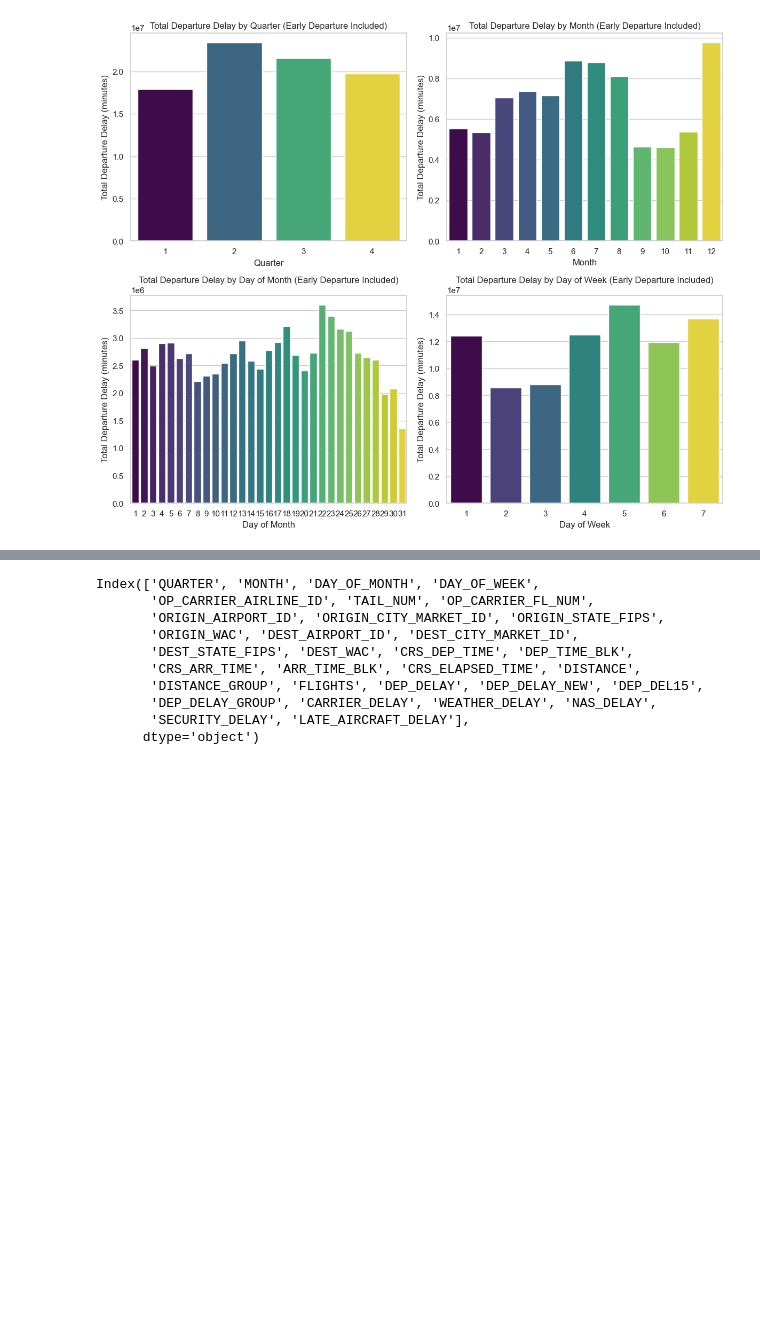
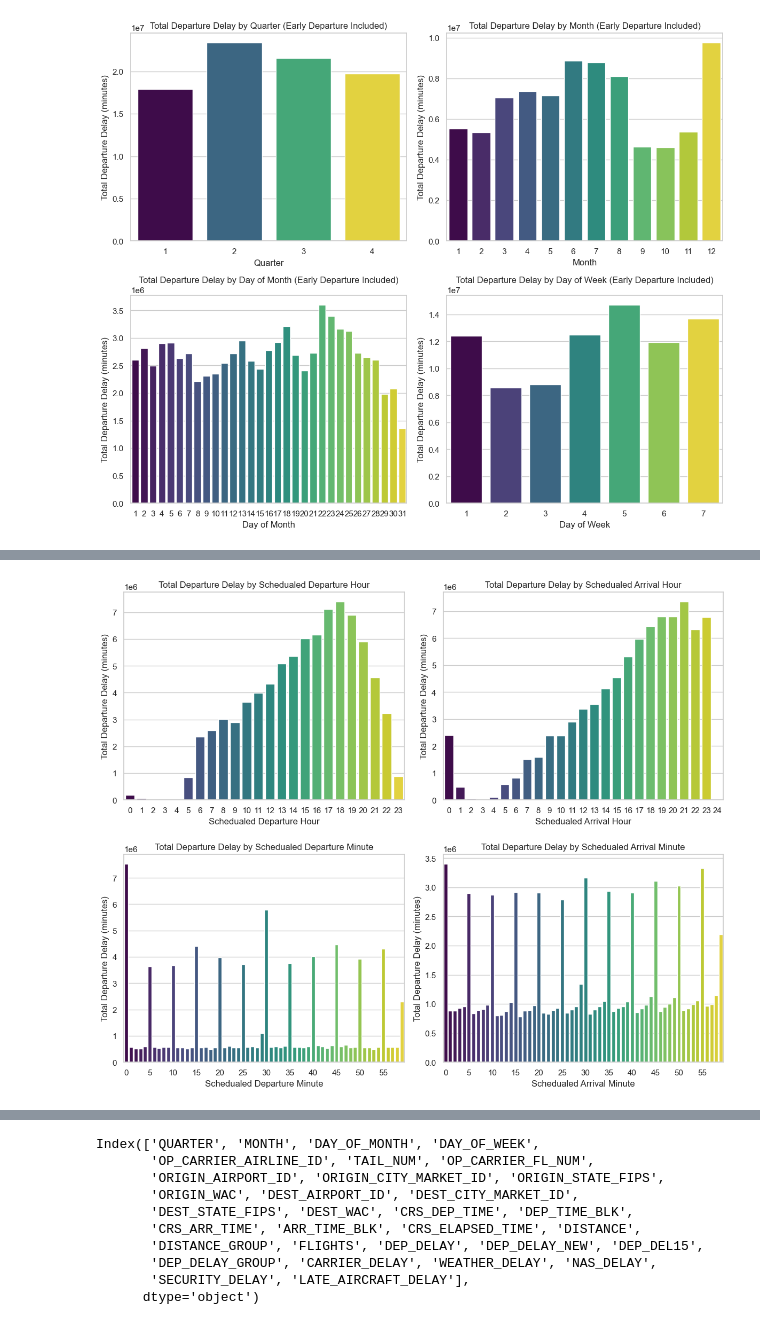
Before and after one commit to MohammedGuniem/Prediction-of-On-time-Flight-Performance, a Jupyter notebook: notebooks/Visualization.ipynb, the cells around one changed output, grey strips where cells are left out. Saved outputs shown, nothing was run; the diff lists cells and outputs as text; code cells hidden in the pictures; blank space fills up the shorter version.

```diff
--- a/notebooks/Visualization.ipynb
+++ b/notebooks/Visualization.ipynb
@@ -341,0 +312,70 @@ plt.show()
+# %%
+# Function to extract hours from schedualed time
+def extract_hours(time):
+    # Pad with zero if necessary to ensure it has 4 digits
+    time_str = str(time).zfill(4)
+    return int(time_str[:2])  # Get the first two characters as hours
+
+# Function to extract minutes from schedualed time
+def extract_minutes(time):
+    # Pad with zero if necessary to ensure it has 4 digits
+    time_str = str(time).zfill(4)
+    return int(time_str[2:])  # Get the last two characters as hours
+# %%
+CRS_TIME_df = df[['CRS_DEP_TIME', 'CRS_ARR_TIME', 'DEP_DELAY']].copy()
+
+# Apply the function to create a new column for hours
+CRS_TIME_df['CRS_DEP_HOUR'] = CRS_TIME_df['CRS_DEP_TIME'].apply(extract_hours)
+CRS_TIME_df['CRS_ARR_HOUR'] = CRS_TIME_df['CRS_ARR_TIME'].apply(extract_hours)
+# Apply the function to create a new column for minutes
+CRS_TIME_df['CRS_DEP_MINUTE'] = CRS_TIME_df['CRS_DEP_TIME'].apply(extract_minutes)
+CRS_TIME_df['CRS_ARR_MINUTE'] = CRS_TIME_df['CRS_ARR_TIME'].apply(extract_minutes)
+
+# Create a 2x2 subplot
+fig, axs = plt.subplots(2, 2, figsize=(12, 10))
+
+# Group by CRS_DEP_HOUR and sum DEP_DELAY
+delay_per_CRS_DEP_HOUR  = CRS_TIME_df.groupby('CRS_DEP_HOUR')['DEP_DELAY'].sum().reset_index()
+# Plot the distibution of departure delay across schedualed departure hours (Top Left Plot)
+sns.barplot(data=delay_per_CRS_DEP_HOUR, x='CRS_DEP_HOUR', y='DEP_DELAY', hue='CRS_DEP_HOUR', palette='viridis', ax=axs[0, 0])
+axs[0, 0].set_title('Total Departure Delay by Schedualed Departure Hour')
+axs[0, 0].set_xlabel('Schedualed Departure Hour')
+axs[0, 0].set_ylabel('Total Departure Delay (minutes)')
+axs[0, 0].legend().set_visible(False)  # Disable the legend
+
+# Group by CRS_ARR_HOUR and sum DEP_DELAY
+delay_per_CRS_ARR_HOUR  = CRS_TIME_df.groupby('CRS_ARR_HOUR')['DEP_DELAY'].sum().reset_index()
+# Plot the distibution of departure delay across schedualed arrival hours (Top Right Plot)
+sns.barplot(data=delay_per_CRS_ARR_HOUR, x='CRS_ARR_HOUR', y='DEP_DELAY', hue='CRS_ARR_HOUR', palette='viridis', ax=axs[0, 1])
+axs[0, 1].set_title('Total Departure Delay by Schedualed Arrival Hour')
+axs[0, 1].set_xlabel('Schedualed Arrival Hour')
+axs[0, 1].set_ylabel('Total Departure Delay (minutes)')
+axs[0, 1].legend().set_visible(False)  # Disable the legend
+
+# Group by CRS_DEP_MINUTE and sum DEP_DELAY
+delay_per_CRS_DEP_MINUTE  = CRS_TIME_df.groupby('CRS_DEP_MINUTE')['DEP_DELAY'].sum().reset_index()
+# Plot the distibution of departure delay across schedualed departure minutes (Bottom Left Plot)
+sns.barplot(data=delay_per_CRS_DEP_MINUTE, x='CRS_DEP_MINUTE', y='DEP_DELAY', hue='CRS_DEP_MINUTE', palette='viridis', ax=axs[1, 0])
+axs[1, 0].set_title('Total Departure Delay by Schedualed Departure Minute')
+axs[1, 0].set_xlabel('Schedualed Departure Minute')
+axs[1, 0].set_ylabel('Total Departure Delay (minutes)')
+axs[1, 0].set_xticks(np.arange(0, 60, 5))
+axs[1, 0].legend().set_visible(False)  # Disable the legend
+
+# Group by CRS_ARR_MINUTE and sum DEP_DELAY
+delay_per_CRS_ARR_MINUTE  = CRS_TIME_df.groupby('CRS_ARR_MINUTE')['DEP_DELAY'].sum().reset_index()
+# Plot the distibution of departure delay across schedualed arrival minutes (Bottom Right Plot)
+sns.barplot(data=delay_per_CRS_ARR_MINUTE, x='CRS_ARR_MINUTE', y='DEP_DELAY', hue='CRS_ARR_MINUTE', palette='viridis', ax=axs[1, 1])
+axs[1, 1].set_title('Total Departure Delay by Schedualed Arrival Minute')
+axs[1, 1].set_xlabel('Schedualed Arrival Minute')
+axs[1, 1].set_ylabel('Total Departure Delay (minutes)')
+axs[1, 1].set_xticks(np.arange(0, 60, 5))
+axs[1, 1].legend().set_visible(False)  # Disable the legend
+
+# Adjust layout
+plt.tight_layout()
+
+# Show the plot
+plt.show()
+# %% [output]
+[figure, added]
```
Also changed, not shown: parts of 17 cells of this notebook.
